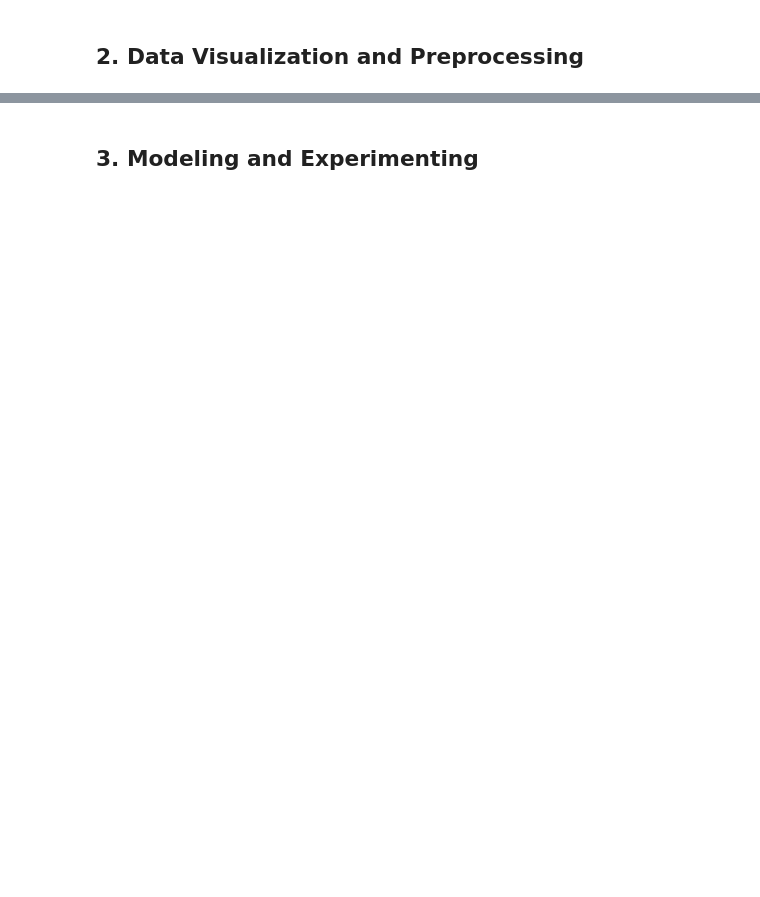
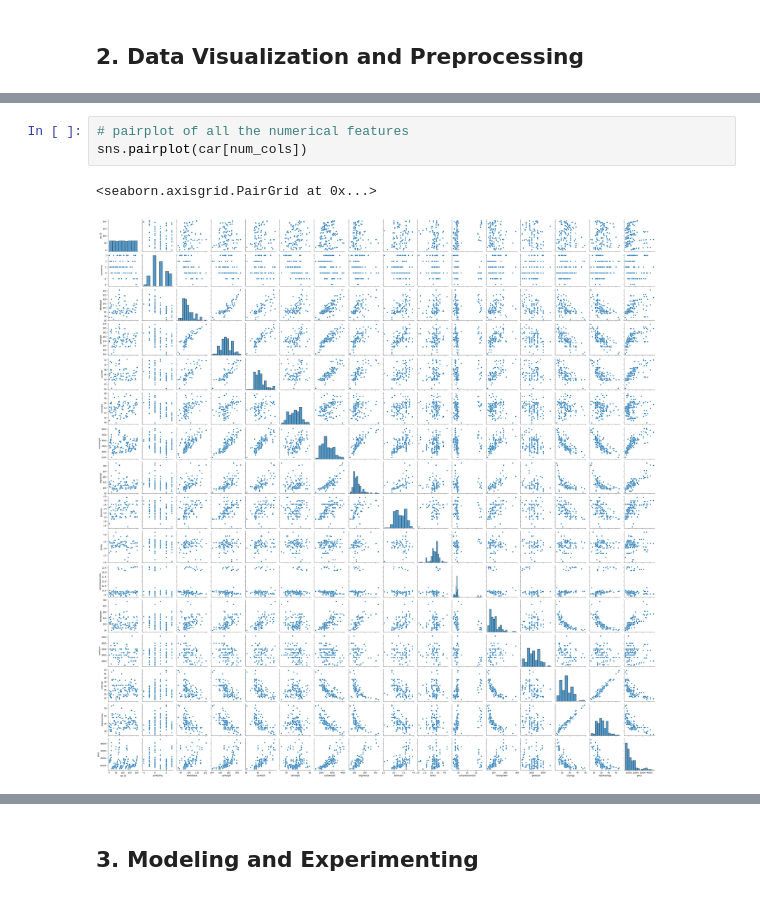
Before and after one commit to catlanhua/ITSC3162FinalProject, a Jupyter notebook: FinalProject.ipynb, the cells around one changed output, grey strips where cells are left out. Cells and saved outputs as stored; diff of their text form; blank space fills up the shorter version.

```diff
--- a/FinalProject.ipynb
+++ b/FinalProject.ipynb
@@ -127,0 +155,6 @@ sns.displot(car['price'], kde=True)
+# %%
+# pairplot of all the numerical features
+sns.pairplot(car[num_cols])
+# %% [output]
+<seaborn.axisgrid.PairGrid at 0x...>
+[figure, added]
```
Also changed, not shown: parts of 72 cells of this notebook.
